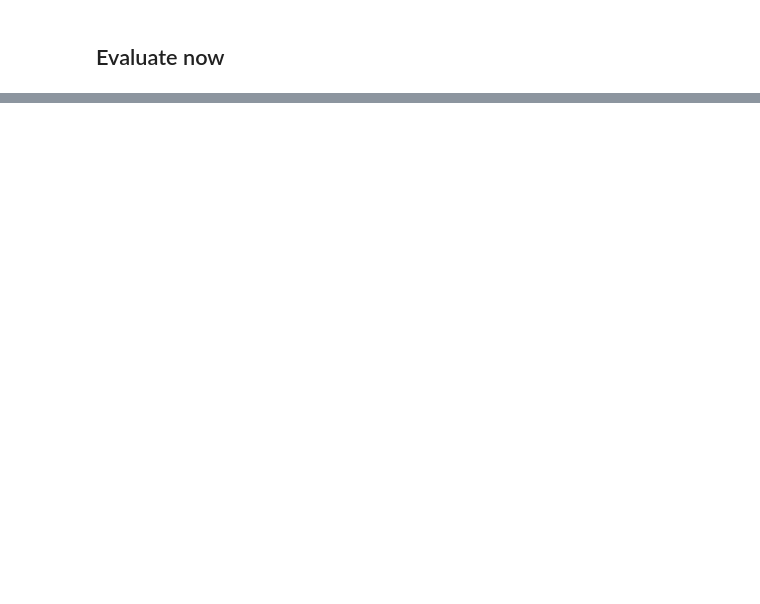
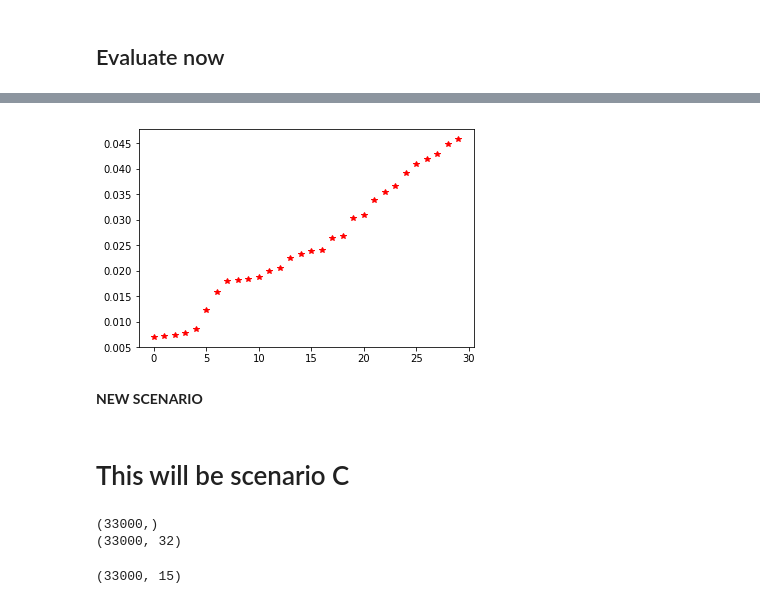
Before and after one commit to NoemiRoecklinger/dissertation, a Jupyter notebook: 10_scenarioB_classify.ipynb, the cells around one changed output, grey strips where cells are left out. Cells and saved outputs as stored; diff of their text form; code cells hidden in the pictures; blank space fills up the shorter version.

```diff
--- a/10_scenarioB_classify.ipynb
+++ b/10_scenarioB_classify.ipynb
@@ -86,0 +342,29 @@ Test score 78.30007251887504
+# %%
+# Create a list with all the same values from the list but without the two highest values
+# because they bias the visualisation
+list_2 = [0.007014511331702433, 0.007189785303982126, 0.00744518883729249,
+          0.00773057543811287, 0.008536217901922251, 0.012212516211419201, 0.0158814114421993,
+          0.01795315726591377, 0.018105285494998822, 0.018412028309152263, 0.018724366109968225,
+          0.019929654898477617, 0.02051893027127213, 0.022479418272067276, 0.023320164084566,
+          0.023907531037736924, 0.024088558178450983, 0.026520200253112667, 0.026857795898603435,
+          0.0303594351893421, 0.030877042241055853, 0.033924425205845474, 0.03545242464925262,
+          0.03659383327599171, 0.03917780166953432, 0.04093045030332112, 0.04191180471682323,
+          0.042895298968910006, 0.04497004081066416, 0.04583188207431006]
+# %%
+# Plot this a little bit nicer to visualise it better
+# This shows me where to make a break (15 features left)
+# plt.plot(range(0,30),list_sorted_accuraciesNP,'r*')
+plt.plot(range(0,30),list_2,'r*')
+plt.show();
+# %% [output]
+[figure, added]
+# %% [markdown]
+**NEW SCENARIO**
+# %% [markdown]
+# This will be scenario C
+# %%
+print y_train.shape
+print X_train.shape
+# %% [output]
+(33000,)
+(33000, 32)
@@ -86,0 +376,4 @@ Test score 78.30007251887504
+# %%
+print "New shape of X_train", X_train_scenarioC.shape
+# %% [output]
+(33000, 15)
```
Also changed, not shown: parts of 40 cells of this notebook, 2 other files.
